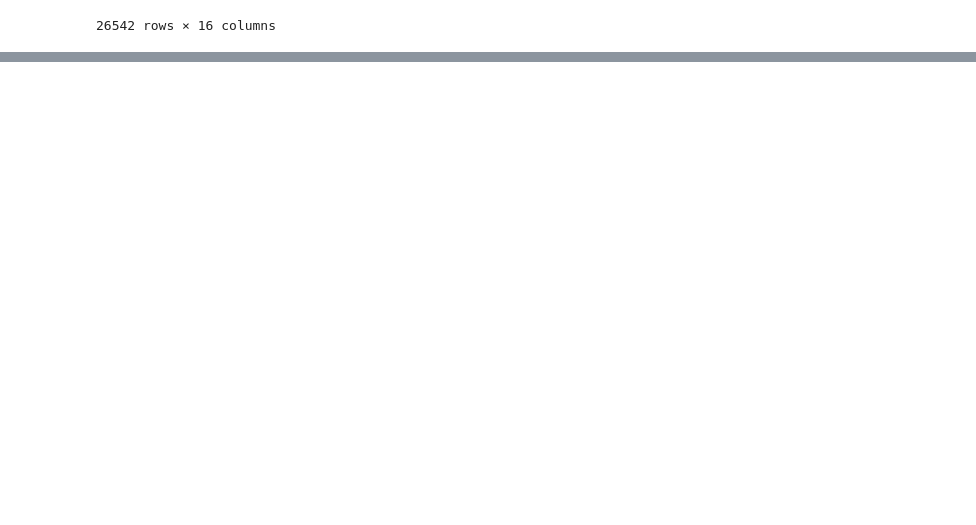
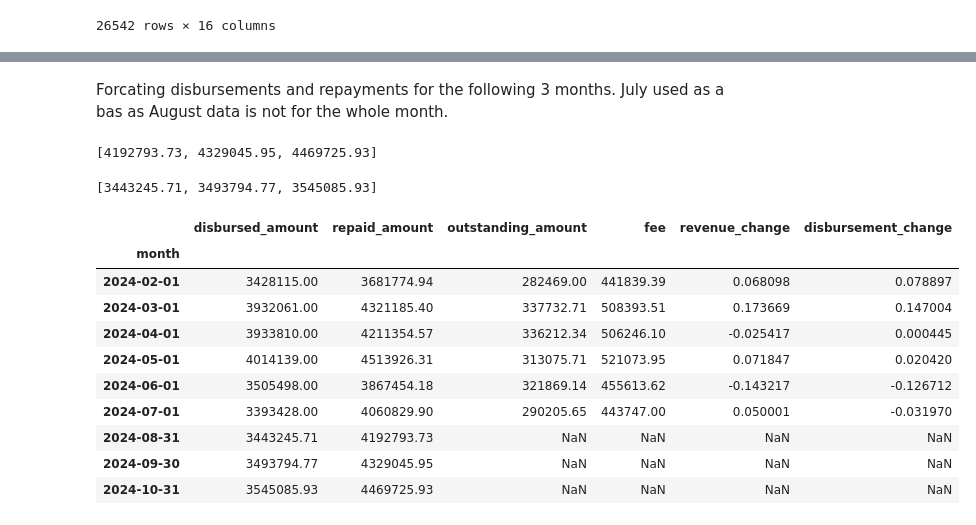
Before and after one commit to bizzfuzz/lending-assessment, a Jupyter notebook: 4 - analysis.ipynb, the cells around one changed output, grey strips where cells are left out. Cells and saved outputs as stored; diff of their text form; code cells hidden in the pictures; blank space fills up the shorter version.

Commit message:
3 month forecast

```diff
--- a/4 - analysis.ipynb
+++ b/4 - analysis.ipynb
@@ -195,3 +230,8 @@ loan_repayments
 # %%
 loan_repayments.to_pickle("exports/loan_repayments.pkl")
 loan_repayments.to_csv("exports/loan_repayments.csv", index=False)
+# %%
+monthly_summary =loan_repayments.copy()
+monthly_summary["month"] = monthly_summary["disbursement_date"].dt.to_period("M")
+monthly_summary = monthly_summary.groupby("month")[["disbursed_amount", "repaid_amount", "outstanding_amount", "fee"]].sum()
+monthly_summary
@@ -197,0 +249,7 @@ loan_repayments.to_csv("exports/loan_repayments.csv", index=False)
+# %%
+monthly_summary.index = monthly_summary.index.to_timestamp()
+monthly_summary['revenue_change'] = monthly_summary['repaid_amount'].pct_change()
+monthly_summary['disbursement_change'] = monthly_summary['disbursed_amount'].pct_change()
+monthly_summary = monthly_summary.dropna()
+monthly_summary = monthly_summary.loc[monthly_summary.index.month != 8]
+monthly_summary
@@ -197,0 +265,39 @@ loan_repayments.to_csv("exports/loan_repayments.csv", index=False)
+# %% [markdown]
+Forcating disbursements and repayments for the following 3 months. July used as a bas as August data is not for the whole month.
+# %%
+last_revenue = monthly_summary['repaid_amount'].iloc[-1]
+avg_growth_rate = monthly_summary['revenue_change'].mean()
+
+# Forecast next 3 months
+forecast_months = 3
+forecast = [last_revenue * ((1 + avg_growth_rate) ** i) for i in range(1, forecast_months + 1)]
+#round all forecasts to decimal places
+forecast = [round(i, 2) for i in forecast]
+forecast
+# %% [output]
+[4192793.73, 4329045.95, 4469725.93]
+# %%
+last_disbursement = monthly_summary["disbursed_amount"].iloc[-1]
+avg_growth_rate = monthly_summary["disbursement_change"].mean()
+disbursement_forecast = [last_disbursement * ((1 + avg_growth_rate) ** i) for i in range(1, forecast_months+1)]
+disbursement_forecast = [round(i,2) for i in disbursement_forecast]
+disbursement_forecast
+# %% [output]
+[3443245.71, 3493794.77, 3545085.93]
+# %%
+future_months = pd.date_range(start=monthly_summary.index[-1] + pd.DateOffset(months=1), periods=forecast_months, freq='M')
+forecast_df = pd.DataFrame({'month': future_months, 'repaid_amount': forecast, 'disbursed_amount' : disbursement_forecast})
+monthly_summary = pd.concat([monthly_summary, forecast_df.set_index('month')])
+monthly_summary
+# %% [output]
+|  | disbursed_amount | repaid_amount | outstanding_amount | fee | revenue_change | disbursement_change |
+| month |  |  |  |  |  |  |
+| 2024-02-01 | 3428115.00 | 3681774.94 | 282469.00 | 441839.39 | 0.068098 | 0.078897 |
+| 2024-03-01 | 3932061.00 | 4321185.40 | 337732.71 | 508393.51 | 0.173669 | 0.147004 |
+| 2024-04-01 | 3933810.00 | 4211354.57 | 336212.34 | 506246.10 | -0.025417 | 0.000445 |
+| 2024-05-01 | 4014139.00 | 4513926.31 | 313075.71 | 521073.95 | 0.071847 | 0.020420 |
+| 2024-06-01 | 3505498.00 | 3867454.18 | 321869.14 | 455613.62 | -0.143217 | -0.126712 |
+| 2024-07-01 | 3393428.00 | 4060829.90 | 290205.65 | 443747.00 | 0.050001 | -0.031970 |
+| 2024-08-31 | 3443245.71 | 4192793.73 | NaN | NaN | NaN | NaN |
+| 2024-09-30 | 3493794.77 | 4329045.95 | NaN | NaN | NaN | NaN |
+| 2024-10-31 | 3545085.93 | 4469725.93 | NaN | NaN | NaN | NaN |
```
Also changed, not shown: parts of 5 cells of this notebook, 3 other files.
